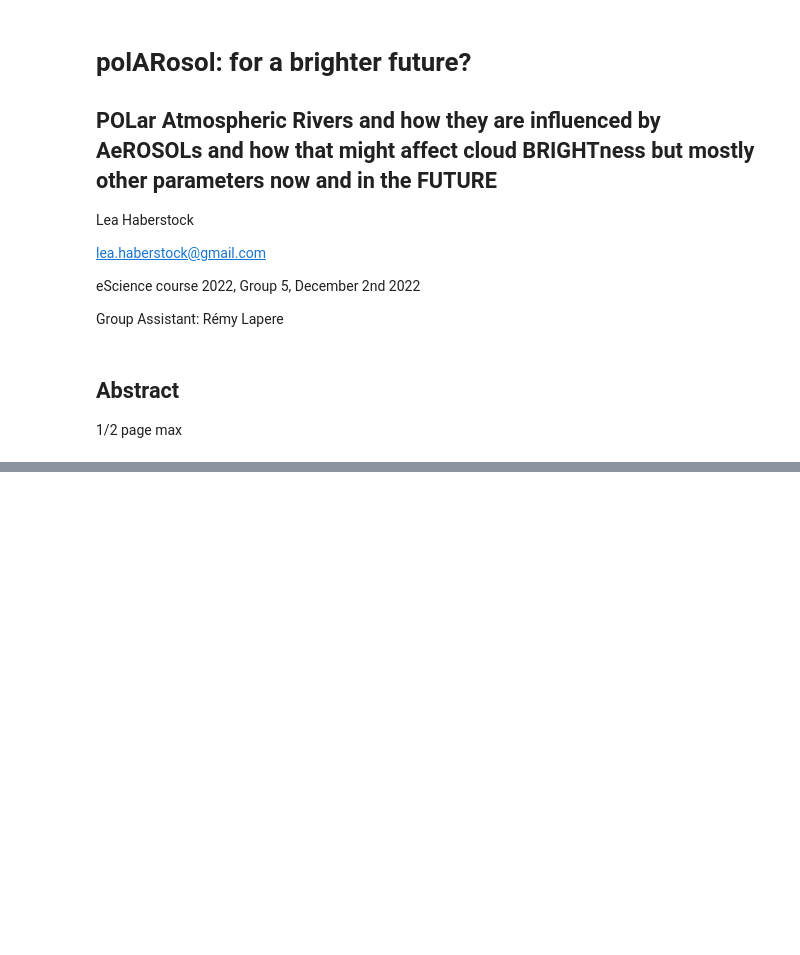
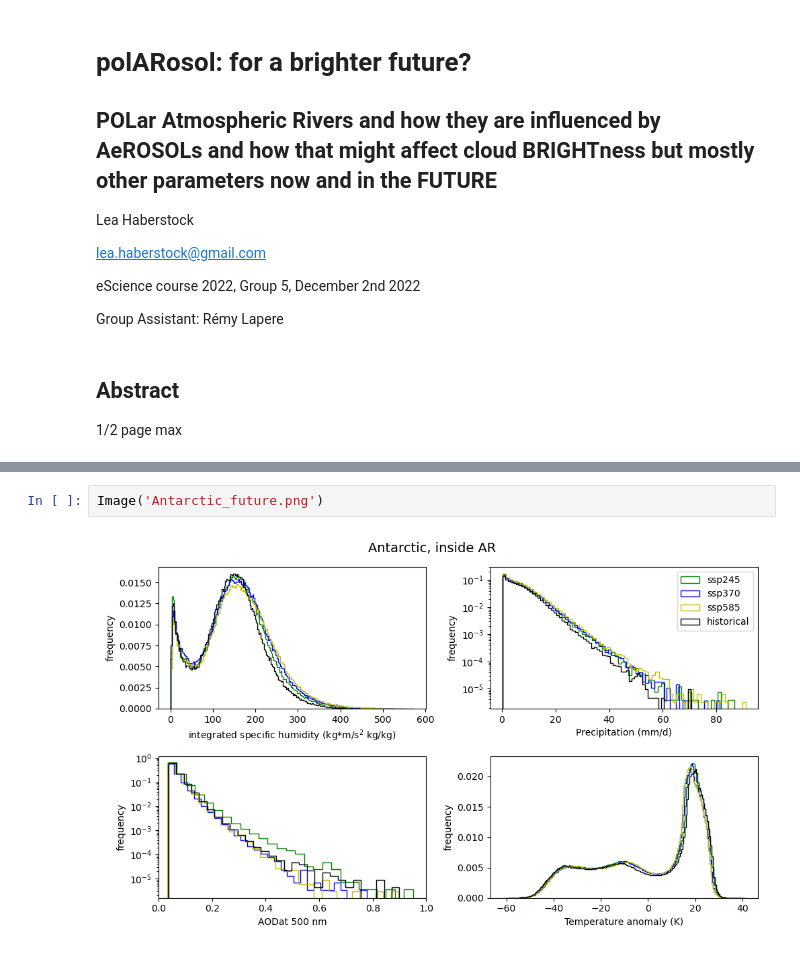
Before and after one commit to eScience-course/Tjaernoe2022-group5, a Jupyter notebook: notebooks/Lea/Report.ipynb, the cells around one changed output, grey strips where cells are left out. Drawn from its saved outputs; the diff is of its cells as text; blank space fills up the shorter version.

```diff
--- a/notebooks/Lea/Report.ipynb
+++ b/notebooks/Lea/Report.ipynb
@@ -134,0 +121,4 @@ from all_functions import int_hum, aod, preicp, temp, cloud
+# %%
+Image('Antarctic_future.png')
+# %% [output]
+[figure, added]
```
Also changed, not shown: parts of 21 cells of this notebook, 2 other files.
